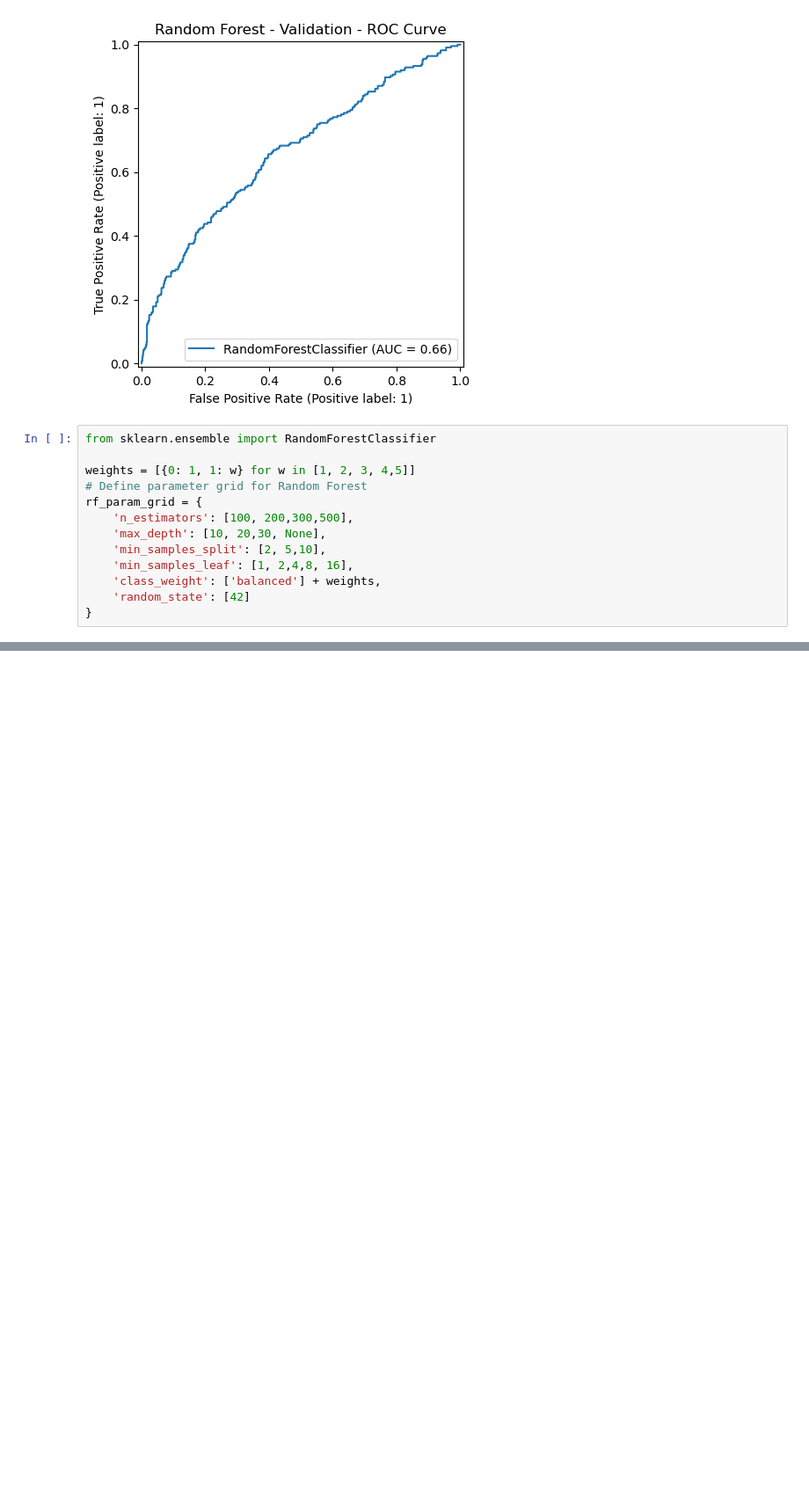
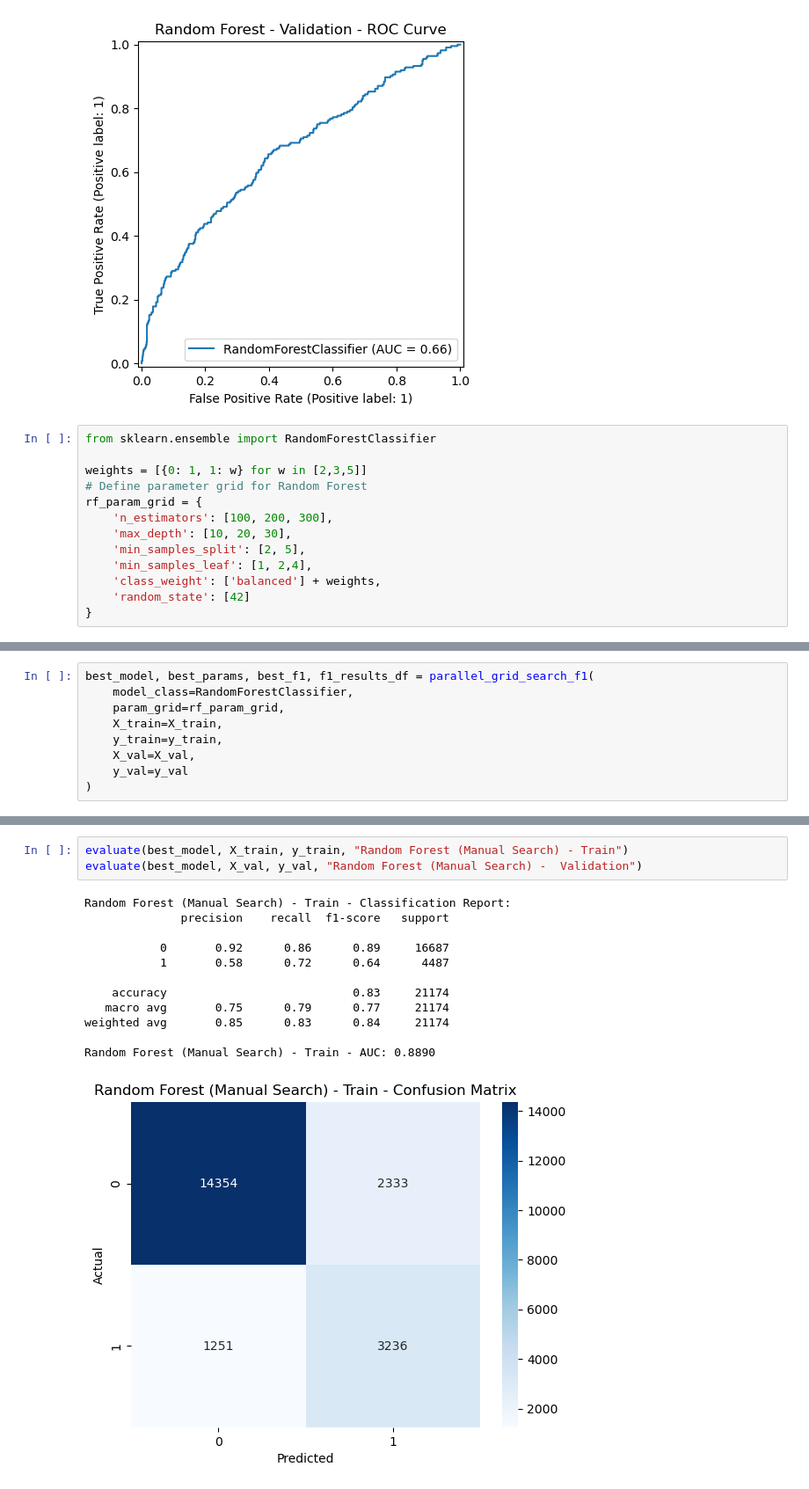
Before and after one commit to ppavank83/flight-delay-analytics, a Jupyter notebook: model_training/Model.ipynb, the cells around one changed output, grey strips where cells are left out. Shown at 88% size. Cells and saved outputs as stored; diff of their text form; blank space fills up the shorter version.

```diff
--- a/model_training/Model.ipynb
+++ b/model_training/Model.ipynb
@@ -367,13 +368,13 @@ Random Forest - Validation - AUC: 0.6620
 # %%
 from sklearn.ensemble import RandomForestClassifier
 
-weights = [{0: 1, 1: w} for w in [1, 2, 3, 4,5]]
+weights = [{0: 1, 1: w} for w in [2,3,5]]
 # Define parameter grid for Random Forest
 rf_param_grid = {
-    'n_estimators': [100, 200,300,500],
-    'max_depth': [10, 20,30, None],
-    'min_samples_split': [2, 5,10],
-    'min_samples_leaf': [1, 2,4,8, 16],
+    'n_estimators': [100, 200, 300],
+    'max_depth': [10, 20, 30],
+    'min_samples_split': [2, 5],
+    'min_samples_leaf': [1, 2,4],
     'class_weight': ['balanced'] + weights,
     'random_state': [42]
 }
@@ -394,0 +539,9 @@ evaluate(lr_model, X_val, y_val, "Random forest (balanced) - Validation")
+# %%
+best_model, best_params, best_f1, f1_results_df = parallel_grid_search_f1(
+    model_class=RandomForestClassifier,
+    param_grid=rf_param_grid,
+    X_train=X_train,
+    y_train=y_train,
+    X_val=X_val,
+    y_val=y_val
+)
@@ -394,0 +554,16 @@ evaluate(lr_model, X_val, y_val, "Random forest (balanced) - Validation")
+# %%
+evaluate(best_model, X_train, y_train, "Random Forest (Manual Search) - Train")
+evaluate(best_model, X_val, y_val, "Random Forest (Manual Search) -  Validation")
+# %% [output]
+Random Forest (Manual Search) - Train - Classification Report:
+              precision    recall  f1-score   support
+
+           0       0.92      0.86      0.89     16687
+           1       0.58      0.72      0.64      4487
+
+    accuracy                           0.83     21174
+   macro avg       0.75      0.79      0.77     21174
+weighted avg       0.85      0.83      0.84     21174
+
+Random Forest (Manual Search) - Train - AUC: 0.8890
+[figure, added]
```
Also changed, not shown: parts of 26 cells of this notebook.
